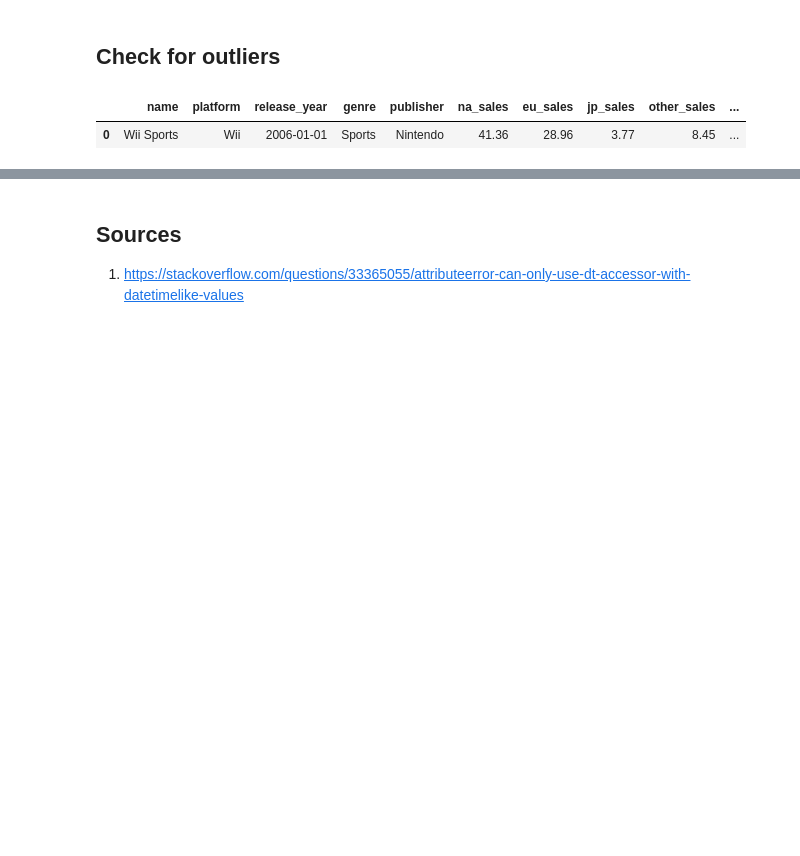
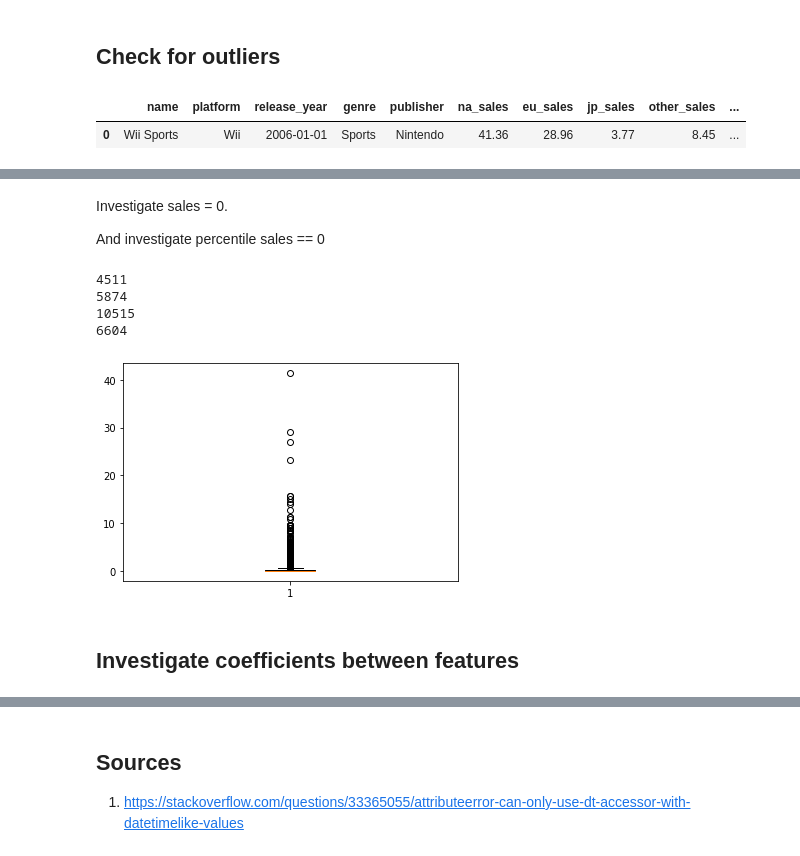
Before and after one commit to doortothe/Hackathon-video-game-sales, a Jupyter notebook: code/data_eda.ipynb, the cells around one changed output, grey strips where cells are left out. Saved outputs shown, nothing was run; the diff lists cells and outputs as text; code cells hidden in the pictures; blank space fills up the shorter version.

```diff
--- a/code/data_eda.ipynb
+++ b/code/data_eda.ipynb
@@ -130,0 +134,20 @@ Name: publisher, Length: 581, dtype: int64
+# %% [markdown]
+Investigate sales = 0.
+
+And investigate percentile sales == 0
+# %%
+print(df[df.na_sales == 0].shape[0])
+print(df[df.eu_sales == 0].shape[0])
+print(df[df.jp_sales == 0].shape[0])
+print(df[df.other_sales == 0].shape[0])
+# %% [output]
+4511
+5874
+10515
+6604
+# %%
+plt.boxplot(df.na_sales);
+# %% [output]
+[figure, added]
+# %% [markdown]
+## Investigate coefficients between features
```
Also changed, not shown: parts of 15 cells of this notebook.
